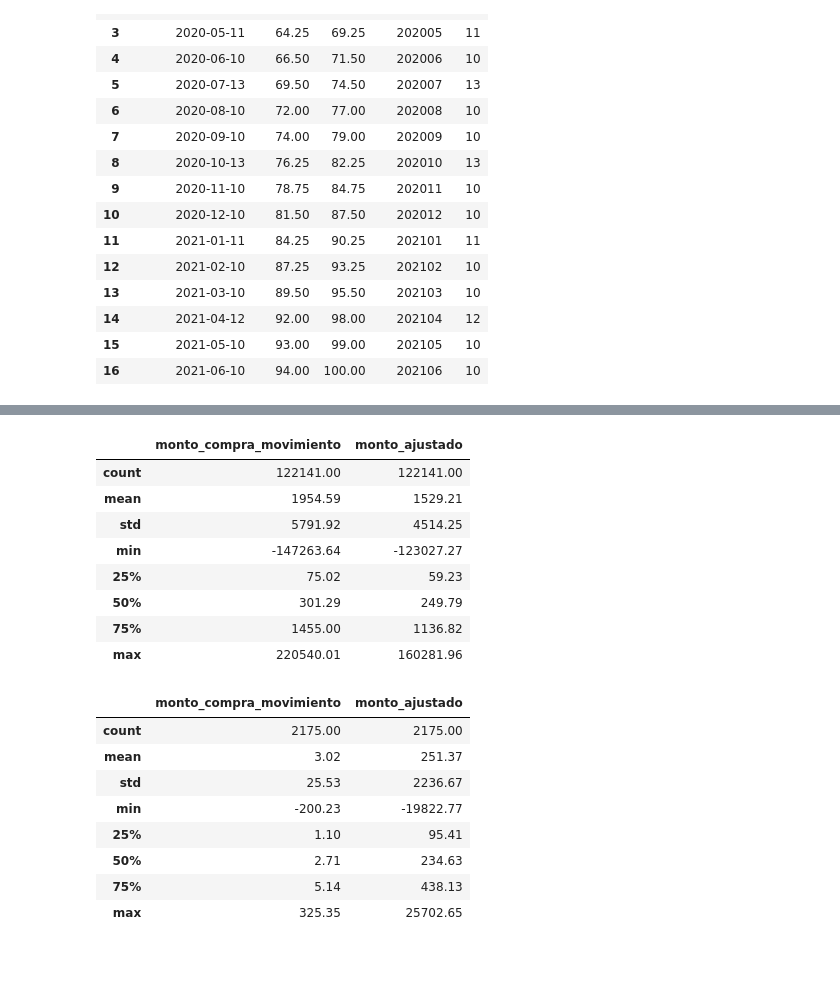
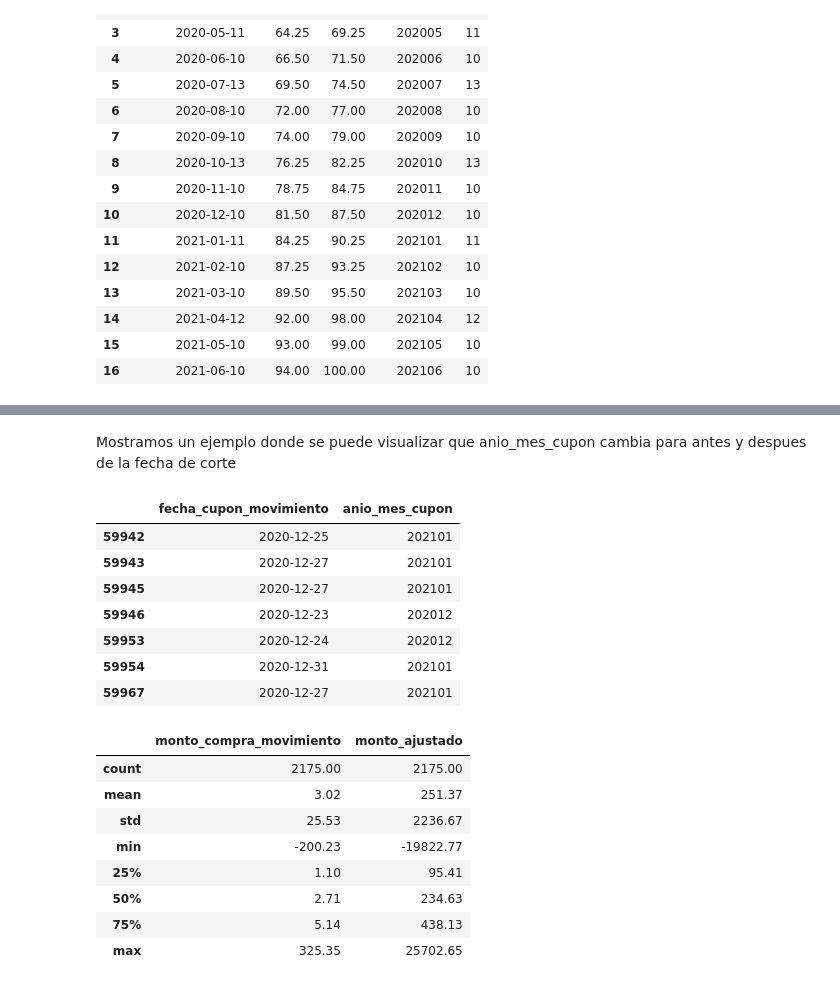
Before and after one commit to JIBarrionuevoGaltier/DiploDatos_2021_Mentoria_Grupo_2, a Jupyter notebook: notebooks_tp2/Trabajo Práctico 2 - Grupo2.ipynb, the cells around one changed output, grey strips where cells are left out. Saved outputs shown, nothing was run; the diff lists cells and outputs as text; code cells hidden in the pictures; blank space fills up the shorter version.

```diff
--- a/notebooks_tp2/Trabajo Práctico 2 - Grupo2.ipynb
+++ b/notebooks_tp2/Trabajo Práctico 2 - Grupo2.ipynb
@@ -337,13 +263,0 @@ df['monto_ajustado'] = df['monto_ajustado'].round(2)
-# %%
-# Montos ajustados en pesos
-df.loc[df['moneda_movimiento'] != 1, ['monto_compra_movimiento','monto_ajustado']].describe().round(2)
-# %% [output]
-|  | monto_compra_movimiento | monto_ajustado |
-| count | 122141.00 | 122141.00 |
-| mean | 1954.59 | 1529.21 |
-| std | 5791.92 | 4514.25 |
-| min | -147263.64 | -123027.27 |
-| 25% | 75.02 | 59.23 |
-| 50% | 301.29 | 249.79 |
-| 75% | 1455.00 | 1136.82 |
-| max | 220540.01 | 160281.96 |
@@ -349,0 +278,13 @@ df.loc[df['moneda_movimiento'] != 1, ['monto_compra_movimiento','monto_ajustado'
+# %% [markdown]
+Mostramos un ejemplo donde se puede visualizar que anio_mes_cupon cambia para antes y despues de la fecha de corte
+# %%
+df[(df.moneda_movimiento == 1) & (df.fecha_cupon_movimiento.dt.day >= 22)  & (df.fecha_cupon_movimiento.dt.month >= 12)][['fecha_cupon_movimiento','anio_mes_cupon']].head(7)
+# %% [output]
+|  | fecha_cupon_movimiento | anio_mes_cupon |
+| 59942 | 2020-12-25 | 202101 |
+| 59943 | 2020-12-27 | 202101 |
+| 59945 | 2020-12-27 | 202101 |
+| 59946 | 2020-12-23 | 202012 |
+| 59953 | 2020-12-24 | 202012 |
+| 59954 | 2020-12-31 | 202101 |
+| 59967 | 2020-12-27 | 202101 |
```
Also changed, not shown: parts of 100 cells of this notebook, 1 other file.
